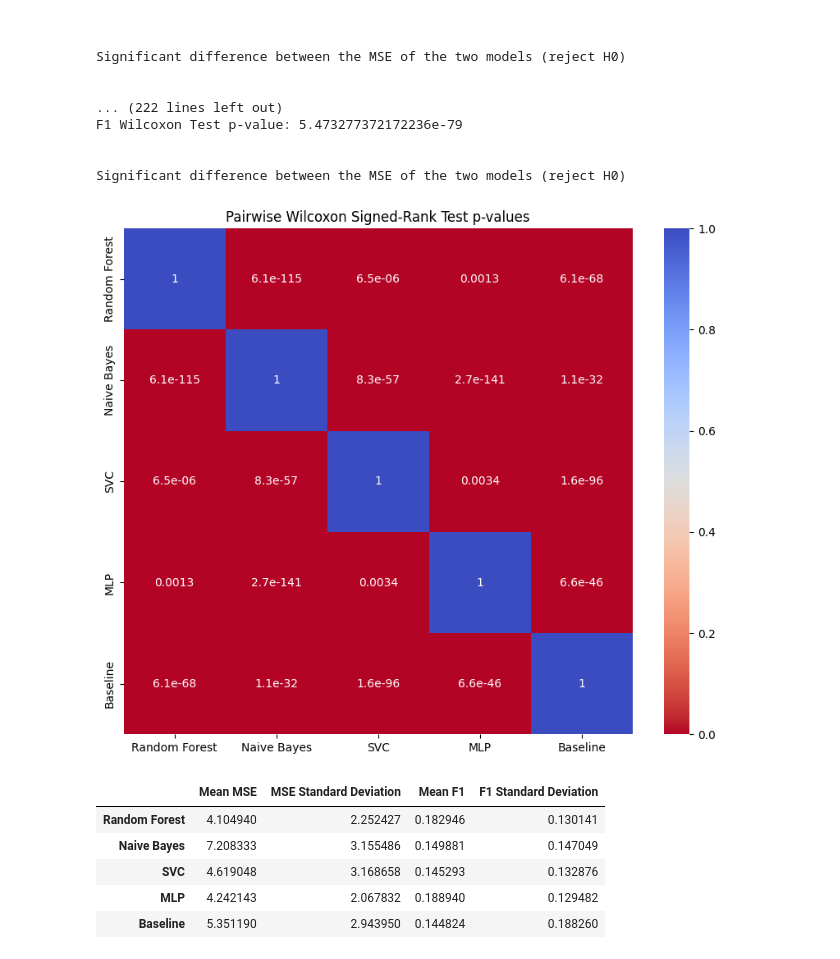
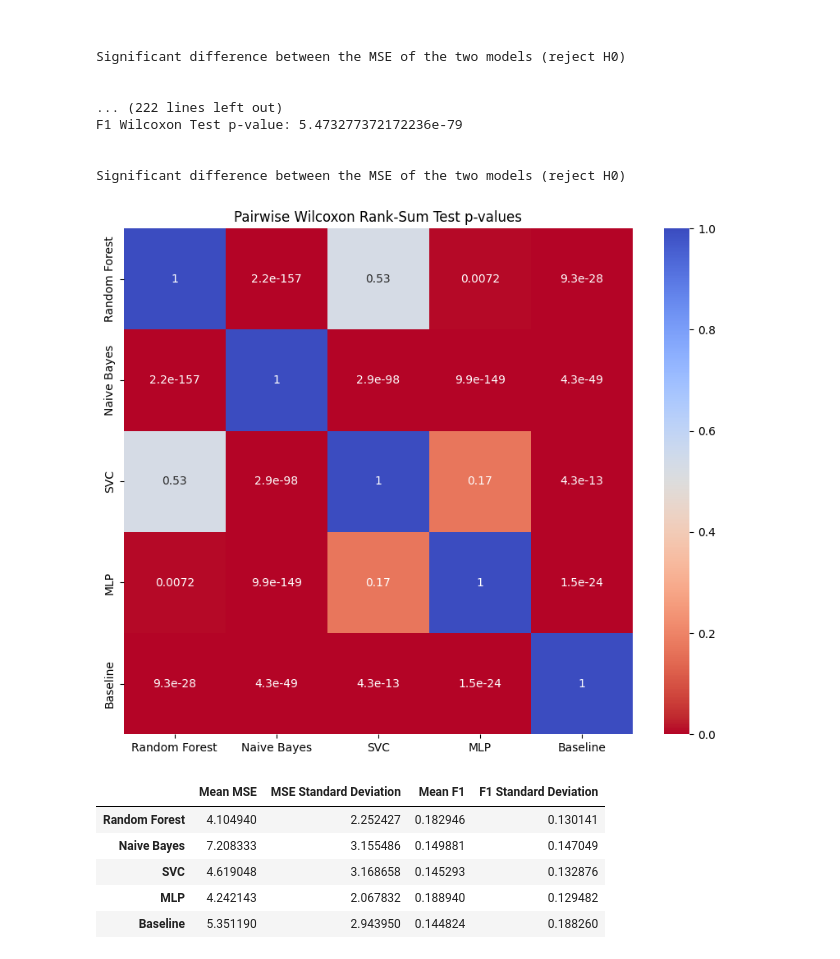
Before and after one commit to PeterVL02/02445-Individual, a Jupyter notebook: model_evaluation.ipynb, the cells around one changed output. Saved outputs shown, nothing was run; the diff lists cells and outputs as text; code cells hidden in the pictures.

```diff
--- a/model_evaluation.ipynb
+++ b/model_evaluation.ipynb
@@ -273,25 +261,24 @@ F1 Wilcoxon Test p-value: 5.473277372172236e-79
 
 Significant difference between the MSE of the two models (reject H0)
 # %%
-# Initialize p-value matrix
+
 p_val_matrix = np.ones((len(models), len(models)))
+from scipy.stats import ranksums
 
-# Compute pairwise Wilcoxon Signed-Rank Test
 for i, metric in enumerate(metrics):
     for j, metric2 in enumerate(metrics):
         if i == j:
             continue
-        wilcoxon_test = wilcoxon(metric, metric2)
+        wilcoxon_test = ranksums(metric, metric2)
         p_val_matrix[i, j] = wilcoxon_test.pvalue
 
-# Visualize p-value matrix with heatmap
 plt.figure(figsize=(10, 8))
 sns.heatmap(p_val_matrix, xticklabels=models, yticklabels=models, annot=True, cmap='coolwarm_r', cbar=True)
-plt.title('Pairwise Wilcoxon Signed-Rank Test p-values')
+plt.title('Pairwise Wilcoxon Rank-Sum Test p-values')
 plt.savefig('plots/pairwise_wilcoxon_pvalues.png')
 plt.show()
 # %% [output]
-[figure, old version]
+[figure, new version]
 # %%
 mean_metrics = [np.mean(m) for m in metrics]
 std_metrics = [np.std(m) for m in metrics]
```
Also changed, not shown: parts of 6 cells of this notebook, 7 other files.
